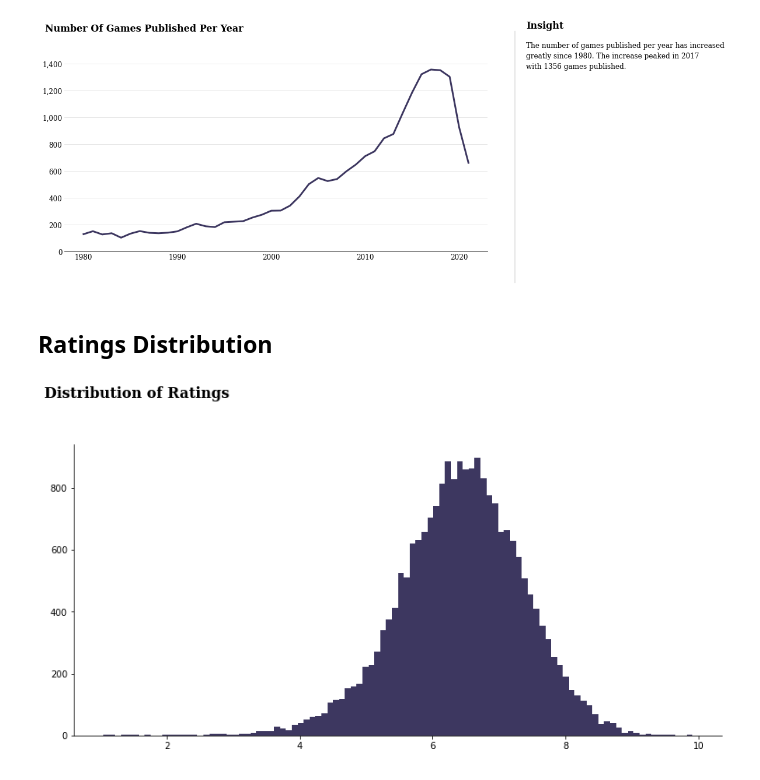
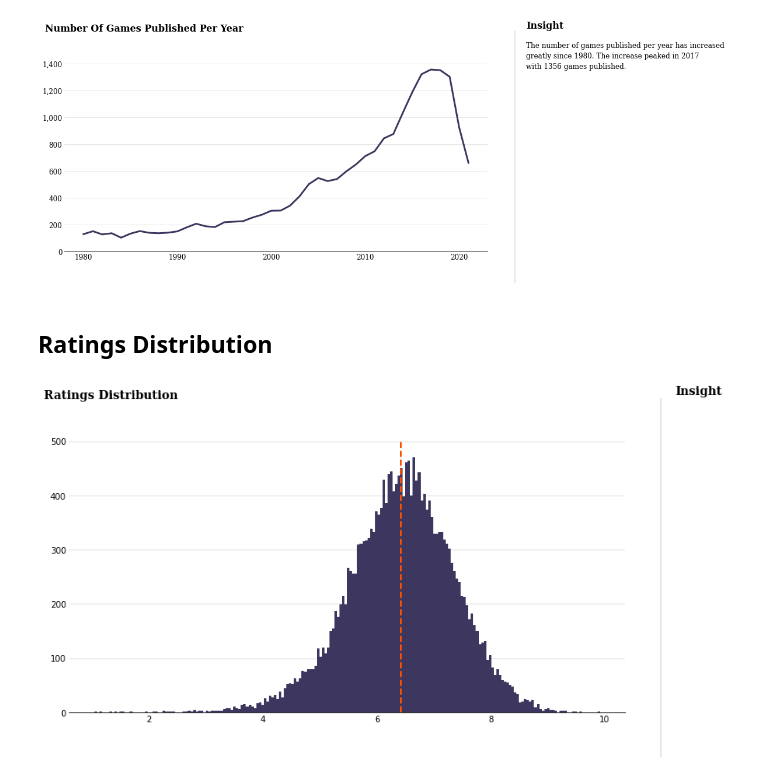
Before and after one commit to samueldtodd/datascience, a Jupyter notebook: bgg_visualisation/BGG Data Visualisation.ipynb, the cells around one changed output. Cells and saved outputs as stored; diff of their text form; code cells hidden in the pictures.

```diff
--- a/bgg_visualisation/BGG Data Visualisation.ipynb
+++ b/bgg_visualisation/BGG Data Visualisation.ipynb
@@ -161,26 +161,40 @@ with 1356 games published.''', linespacing = 1.5, fontsize = 12, fontfamily = 's
 plt.show()
 # %% [output]
 [figure]
-# %% [markdown]
-## Ratings Distribution<a class="anchor" id="ratings_distribution"></a>
+# %% [markdown]
+## Ratings Distribution<a class="anchor" id="ratings_distribution"></a>
 # %%
 colour_map = '#3D3760'
+highlight_colour = '#FF5000'
 
 fig, ax = plt.subplots(1,1,
-                       figsize= (13, 6))
+                       figsize= (12, 6))
 
-ax.hist(games['AvgRating'], bins = 100, color = colour_map)
+ax.hist(games['AvgRating'], bins = 200, color = colour_map)
 
-for s in ['top', 'right']:
+for s in ['top', 'right', 'left']:
     ax.spines[s].set_visible(False)
+
+grid_y_ticks = np.arange(0, 600, 100) # y ticks, min, max, then step
+ax.set_yticks(grid_y_ticks)
 
 fig.text(0.09, 1,
          'Ratings Distribution',
-         fontsize=16,
+         fontsize=14,
          fontweight='bold',
          fontfamily='serif')
 
+ax.tick_params(axis=u'both', which=u'both',length=0)
+
+l1 = lines.Line2D([0.95, 0.95], [0, 1], transform=fig.transFigure, figure=fig, color='black',lw=0.2)
+fig.lines.extend([l1])
+fig.text(0.97, 1.01, 'Insight', fontsize = 14, fontweight = 'bold', fontfamily = 'serif')
+
+plt.axvline(games['AvgRating'].mean(), color = highlight_colour, linestyle='dashed', linewidth=2)
+
+ax.set_axisbelow(True)
+ax.grid(axis = 'y', alpha = 0.4)
 
 plt.show()
 # %% [output]
-[figure, old version]
+[figure, new version]
```
